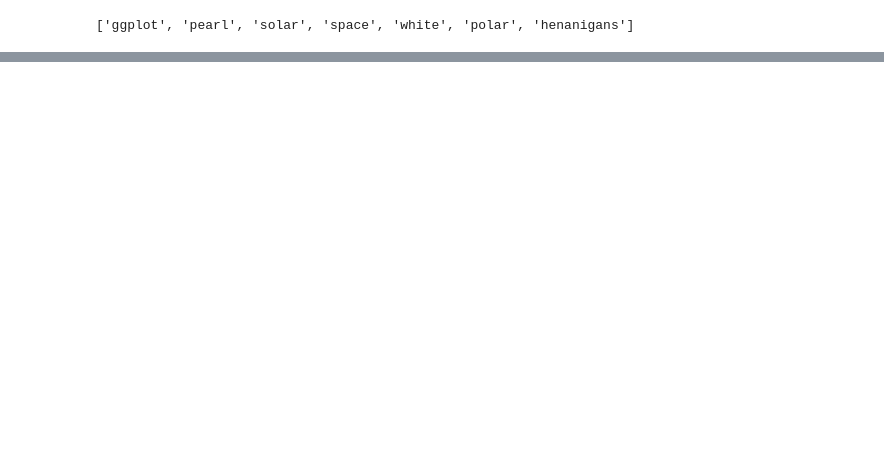
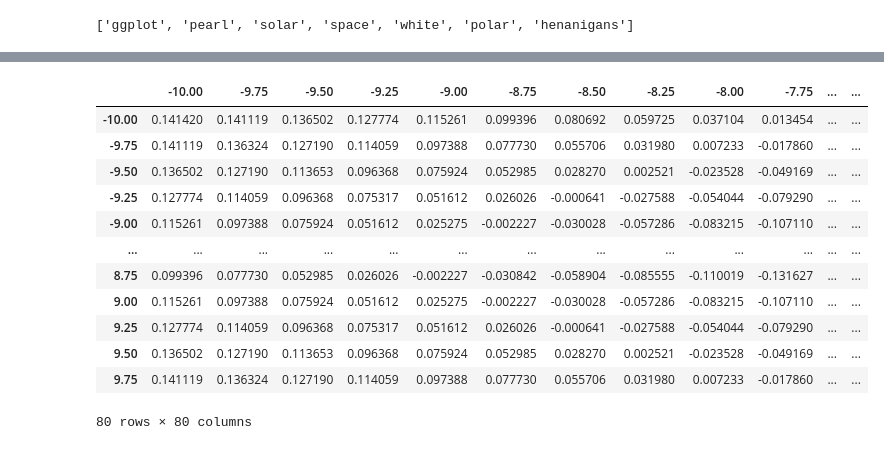
Before and after one commit to keithferns98/Numpy-, a Jupyter notebook: Matplotlib.ipynb, the cells around one changed output, grey strips where cells are left out. Drawn from its saved outputs; the diff is of its cells as text; code cells hidden in the pictures; blank space fills up the shorter version.

```diff
--- a/Matplotlib.ipynb
+++ b/Matplotlib.ipynb
@@ -296,0 +387,2 @@ df5.iplot(kind='bar',barmode='stack',bargap=0.5)
+# %%
+dff=cf.datagen.sinwave(10,0.25)
@@ -296,0 +395,16 @@ df5.iplot(kind='bar',barmode='stack',bargap=0.5)
+# %%
+dff
+# %% [output]
+|  | -10.00 | -9.75 | -9.50 | -9.25 | -9.00 | -8.75 | -8.50 | -8.25 | -8.00 | -7.75 | ... | ... |
+| -10.00 | 0.141420 | 0.141119 | 0.136502 | 0.127774 | 0.115261 | 0.099396 | 0.080692 | 0.059725 | 0.037104 | 0.013454 | ... | ... |
+| -9.75 | 0.141119 | 0.136324 | 0.127190 | 0.114059 | 0.097388 | 0.077730 | 0.055706 | 0.031980 | 0.007233 | -0.017860 | ... | ... |
+| -9.50 | 0.136502 | 0.127190 | 0.113653 | 0.096368 | 0.075924 | 0.052985 | 0.028270 | 0.002521 | -0.023528 | -0.049169 | ... | ... |
+| -9.25 | 0.127774 | 0.114059 | 0.096368 | 0.075317 | 0.051612 | 0.026026 | -0.000641 | -0.027588 | -0.054044 | -0.079290 | ... | ... |
+| -9.00 | 0.115261 | 0.097388 | 0.075924 | 0.051612 | 0.025275 | -0.002227 | -0.030028 | -0.057286 | -0.083215 | -0.107110 | ... | ... |
+| ... | ... | ... | ... | ... | ... | ... | ... | ... | ... | ... | ... | ... |
+| 8.75 | 0.099396 | 0.077730 | 0.052985 | 0.026026 | -0.002227 | -0.030842 | -0.058904 | -0.085555 | -0.110019 | -0.131627 | ... | ... |
+| 9.00 | 0.115261 | 0.097388 | 0.075924 | 0.051612 | 0.025275 | -0.002227 | -0.030028 | -0.057286 | -0.083215 | -0.107110 | ... | ... |
+| 9.25 | 0.127774 | 0.114059 | 0.096368 | 0.075317 | 0.051612 | 0.026026 | -0.000641 | -0.027588 | -0.054044 | -0.079290 | ... | ... |
+| 9.50 | 0.136502 | 0.127190 | 0.113653 | 0.096368 | 0.075924 | 0.052985 | 0.028270 | 0.002521 | -0.023528 | -0.049169 | ... | ... |
+| 9.75 | 0.141119 | 0.136324 | 0.127190 | 0.114059 | 0.097388 | 0.077730 | 0.055706 | 0.031980 | 0.007233 | -0.017860 | ... | ... |
+80 rows × 80 columns
```
Also changed, not shown: parts of 28 cells of this notebook.
